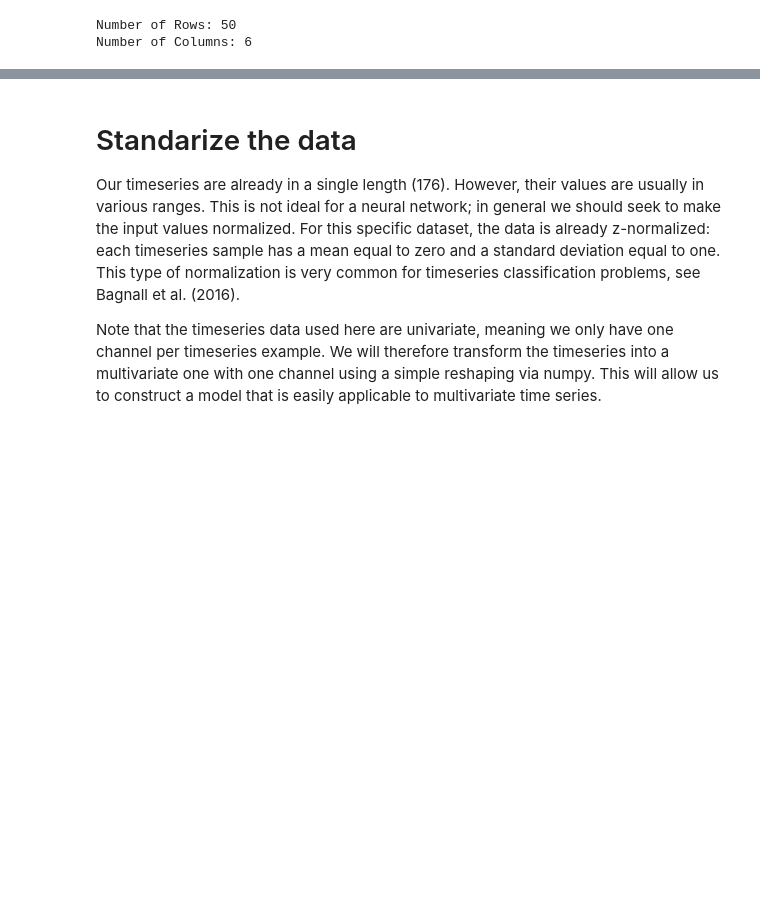
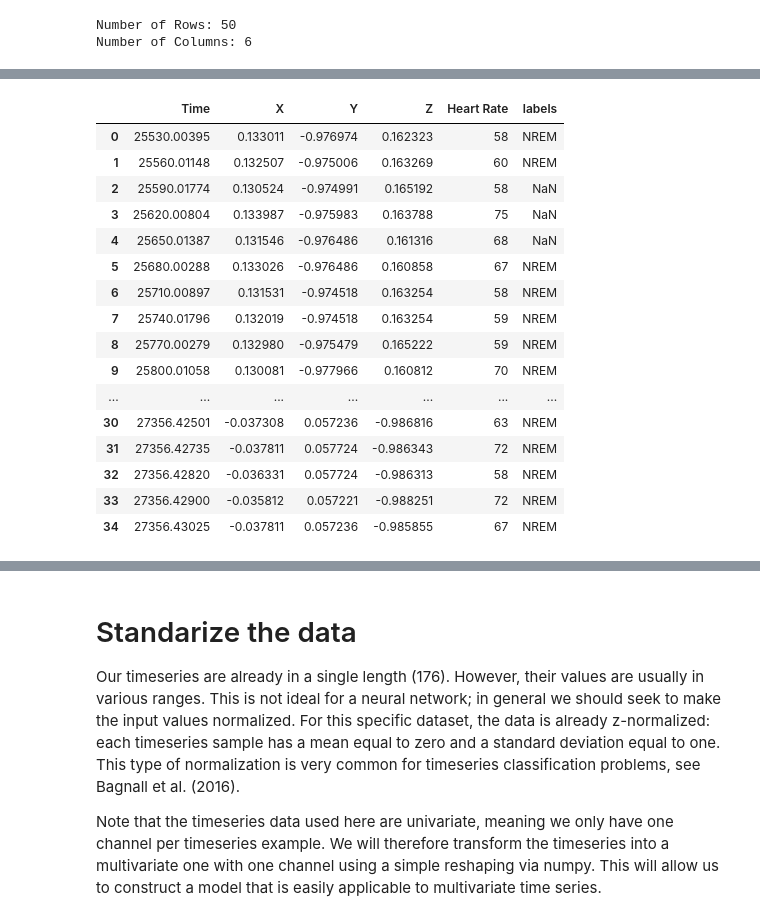
Before and after one commit to cargilgar/Smart-Alarm-using-tinyML, a Jupyter notebook: Model_Training.ipynb, the cells around one changed output, grey strips where cells are left out. Saved outputs shown, nothing was run; the diff lists cells and outputs as text; code cells hidden in the pictures; blank space fills up the shorter version.

```diff
--- a/Model_Training.ipynb
+++ b/Model_Training.ipynb
@@ -41,0 +84,29 @@ import matplotlib.pyplot as plt
+# %%
+column_indices = {name: i for i, name in enumerate(subject_csv.columns)}
+
+n = len(subject_csv)
+train_subject_csv = subject_csv[0:int(n*0.7)]
+val_subject_csv = subject_csv[int(n*0.7):int(n*0.9)]
+test_subject_csv = subject_csv[int(n*0.9):]
+
+num_features = subject_csv.shape[1]
+
+train_subject_csv
+# %% [output]
+|  | Time | X | Y | Z | Heart Rate | labels |
+| 0 | 25530.00395 | 0.133011 | -0.976974 | 0.162323 | 58 | NREM |
+| 1 | 25560.01148 | 0.132507 | -0.975006 | 0.163269 | 60 | NREM |
+| 2 | 25590.01774 | 0.130524 | -0.974991 | 0.165192 | 58 | NaN |
+| 3 | 25620.00804 | 0.133987 | -0.975983 | 0.163788 | 75 | NaN |
+| 4 | 25650.01387 | 0.131546 | -0.976486 | 0.161316 | 68 | NaN |
+| 5 | 25680.00288 | 0.133026 | -0.976486 | 0.160858 | 67 | NREM |
+| 6 | 25710.00897 | 0.131531 | -0.974518 | 0.163254 | 58 | NREM |
+| 7 | 25740.01796 | 0.132019 | -0.974518 | 0.163254 | 59 | NREM |
+| 8 | 25770.00279 | 0.132980 | -0.975479 | 0.165222 | 59 | NREM |
+| 9 | 25800.01058 | 0.130081 | -0.977966 | 0.160812 | 70 | NREM |
+| ... | ... | ... | ... | ... | ... | ... |
+| 30 | 27356.42501 | -0.037308 | 0.057236 | -0.986816 | 63 | NREM |
+| 31 | 27356.42735 | -0.037811 | 0.057724 | -0.986343 | 72 | NREM |
+| 32 | 27356.42820 | -0.036331 | 0.057724 | -0.986313 | 58 | NREM |
+| 33 | 27356.42900 | -0.035812 | 0.057221 | -0.988251 | 72 | NREM |
+| 34 | 27356.43025 | -0.037811 | 0.057236 | -0.985855 | 67 | NREM |
```
Also changed, not shown: parts of 18 cells of this notebook.
